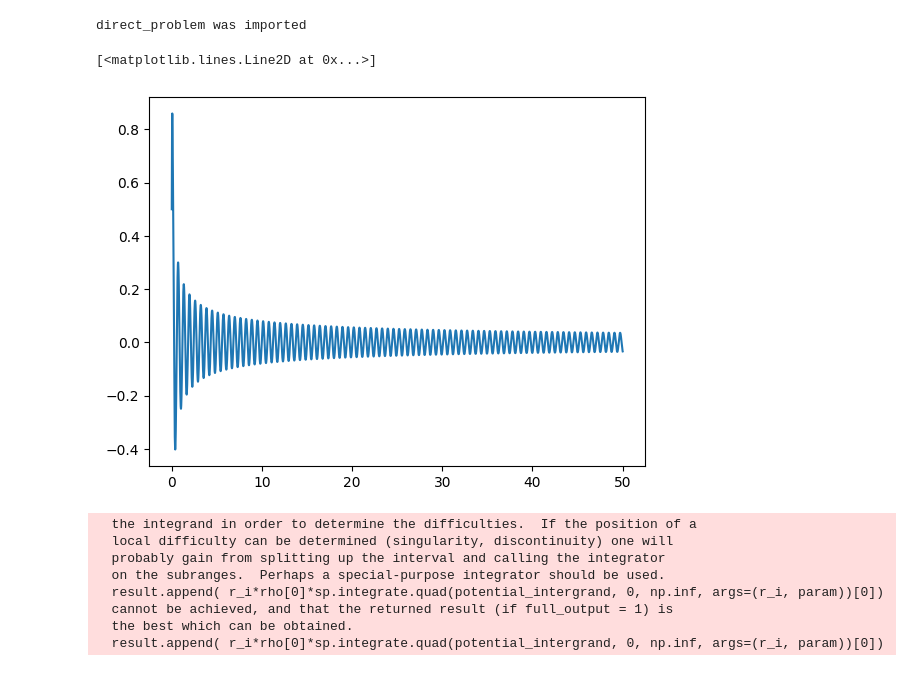
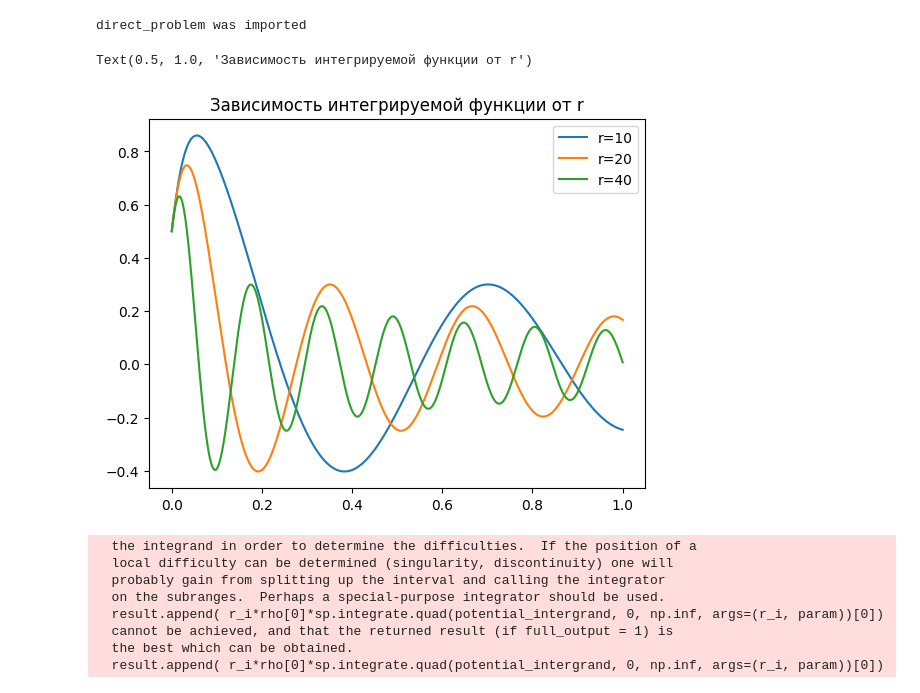
Before and after one commit to arty0mkha/electrical-prospecting, a Jupyter notebook: direct_example.ipynb, the cells around one changed output. Saved outputs shown, nothing was run; the diff lists cells and outputs as text; code cells hidden in the pictures.

```diff
--- a/direct_example.ipynb
+++ b/direct_example.ipynb
@@ -6,15 +6,21 @@ from code import direct_problem as direct
 # %% [output]
 direct_problem was imported
 # %%
-m=np.linspace(0,50,10000)
+m=np.linspace(0,1,10000)
 r=10
 param=[100,20,50]
-res=direct.potential_intergrand(m,r,param)
+res0=direct.potential_intergrand(m,r,param)
+res1=direct.potential_intergrand(m,r*2,param)
+res2=direct.potential_intergrand(m,r*4,param)
-# %%
-plt.plot(m,res)
-# %% [output]
-[<matplotlib.lines.Line2D at 0x...>]
-[figure, removed]
+# %%
+plt.plot(m,res0, label=f'r={r}')
+plt.plot(m,res1, label=f'r={r*2}')
+plt.plot(m,res2, label=f'r={r*4}')
+plt.legend()
+plt.title('Зависимость интегрируемой функции от r')
+# %% [output]
+Text(0.5, 1.0, 'Зависимость интегрируемой функции от r')
+[figure, added]
 # %%
 r=np.logspace(-1,3,1000)
 param=[100,20,50]
```
Also changed, not shown: 2 other files.
